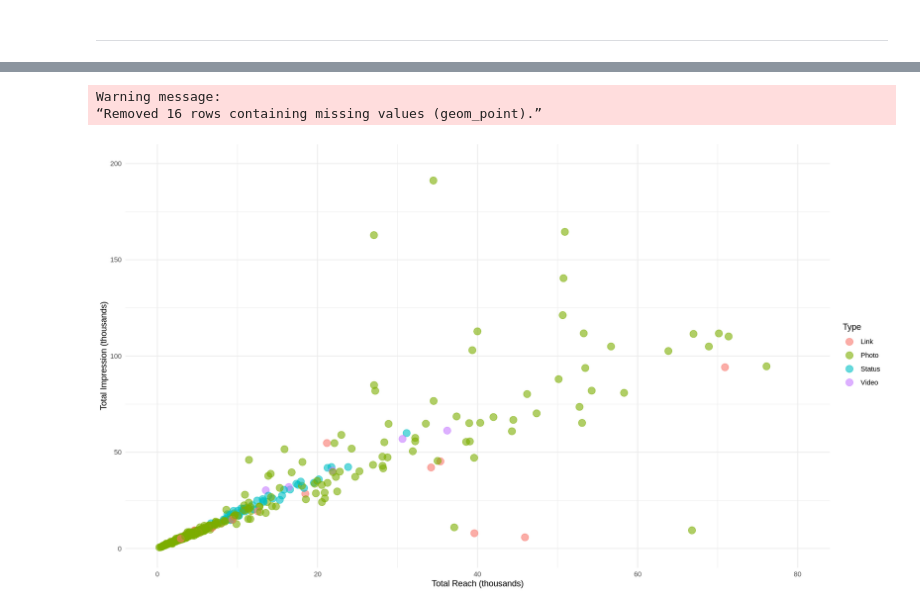
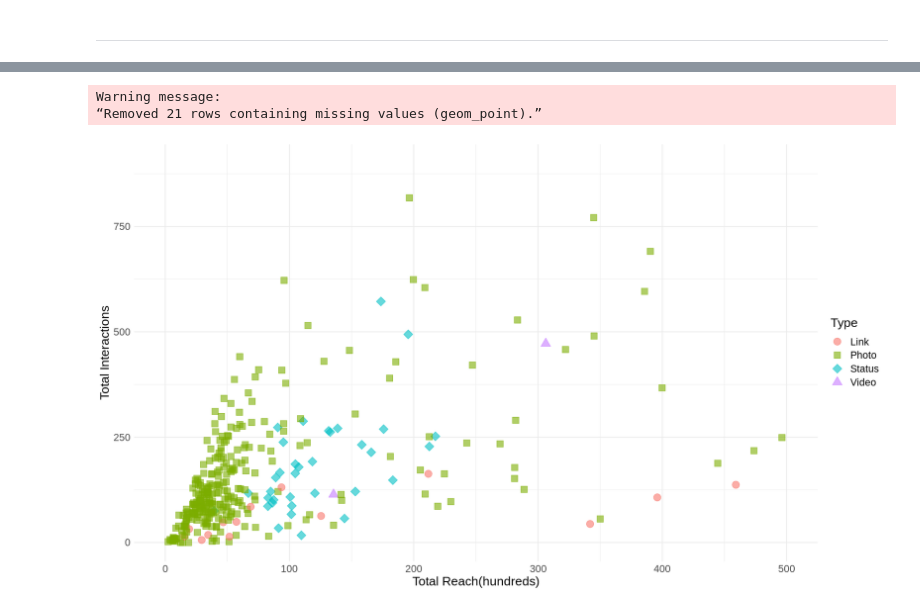
Before and after one commit to calamari99/Facebook-Post-Predictor, a Jupyter notebook: main.ipynb, the cells around one changed output, grey strips where cells are left out. Saved outputs shown, nothing was run; the diff lists cells and outputs as text; code cells hidden in the pictures.

Commit message:
Changed the scatter plot to use the unpaid data + included  c(total reach) in facebook_clean_unpaid

```diff
--- a/main.ipynb
+++ b/main.ipynb
@@ -133,7 +129,7 @@ We will consider removing data points that are missing values if enough data is
 # %%
 facebook_clean <- dplyr::select(facebook, Type, comment,
                                 like, share, Total_Interactions,
-                                Paid, Lifetime_Post_Total_Impressions) %>% na.omit(df)
+                                Paid, Lifetime_Post_Total_Impressions, Lifetime_Post_Total_Reach) %>% na.omit(df)
 
 facebook_clean_unpaid <- facebook_clean %>% filter(Paid == 0)
 facebook_clean_paid <- facebook_clean %>% filter(Paid == 1)
@@ -284,15 +375,18 @@ A tibble: 4 × 10
 # %%
-test_plot <- facebook %>%
-    ggplot(aes(x = Lifetime_Post_Total_Reach/1000, y = Lifetime_Post_Total_Impressions/1000, color=Type))+
+library(ggplot2)
+test_plot <- facebook_clean_unpaid %>%
+    ggplot(aes(x = Lifetime_Post_Total_Reach/100, y = Total_Interactions, shape=Type, color=Type, fill=Type))+
     geom_point(alpha=0.6, size=4)+
-    labs(x="Total Reach (thousands)", y="Total Impression (thousands)", color="Type")+
-    scale_y_continuous(limits = c(0,200))+
-    scale_x_continuous(limits = c(0,80))+
-    theme(text = element_text(size = 16))+
-    theme_minimal()
+    labs(x="Total Reach(hundreds)", y="Total Interactions", group="Type")+
+    scale_y_continuous(limits = c(0,900))+
+    scale_x_continuous(limits = c(0,500))+
+    scale_shape_manual(values = c(21,22,23,24)) +
+    scale_size_manual(values=c(1,6,7,9))+
+    theme_minimal()+
+    theme(text = element_text(size = 16))
     options(repr.plot.width =14, repr.plot.height = 8)
 test_plot
 # %% [output]
 Warning message:
-“Removed 16 rows containing missing values (geom_point).”
+“Removed 21 rows containing missing values (geom_point).”
-[figure, old version]
+[figure, new version]
```
Also changed, not shown: parts of 20 cells of this notebook.
